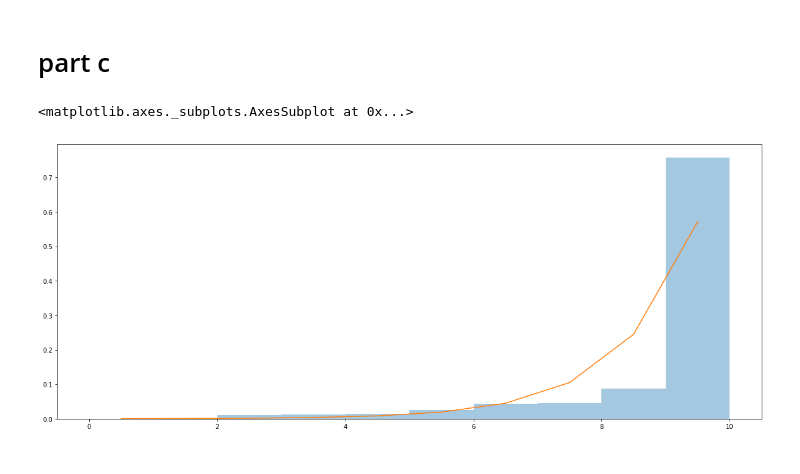
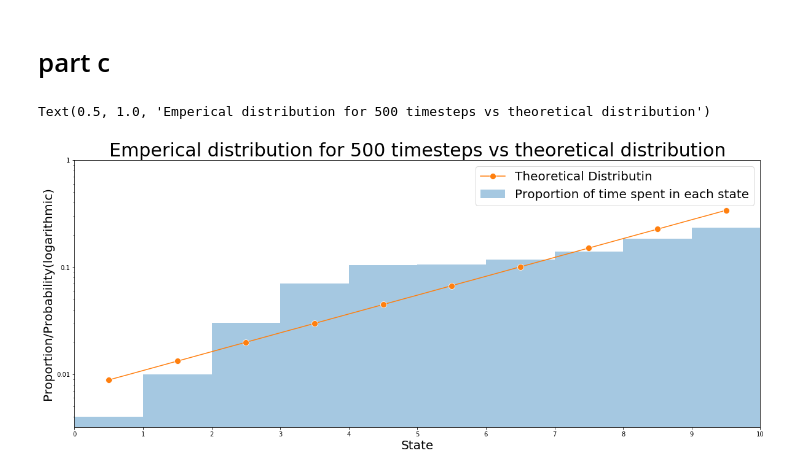
Before and after one commit to yziw/MA933, a Jupyter notebook: 1/Part 1.ipynb, the cells around one changed output. Cells and saved outputs as stored; diff of their text form; code cells hidden in the pictures.

```diff
--- a/1/Part 1.ipynb
+++ b/1/Part 1.ipynb
@@ -128,21 +138,32 @@ sns.lineplot(x, thecdf)
 # part c
 # %%
 L = 10
-p = 0.7
+p = 0.6
 steps = 500
 states = cSRW(L, p, steps)
 stdist = np.zeros(L)
 thecdf = np.zeros(L)
 const = p/(1-p)
 stdist[0] = (1-const)/(1-(const)**L)
 x = np.linspace(1, 10, 10)
 for i in range(1, L):
     stdist[i] = const * stdist[i-1]
 thecdf = np.cumsum(stdist)
 
 plt.figure(figsize = (20, 8))
-sns.distplot(states, bins = np.linspace(0, 10, 11), norm_hist = True, kde = False)
-sns.lineplot(x-0.5, stdist)
+sns.distplot(states, bins = [0, 1, 2, 3, 4, 5, 6, 7, 8, 9, 10, 11],
+             norm_hist = True, kde = False, axlabel = False,
+            label = "Proportion of time spent in each state")
+sns.lineplot(x+0.5, stdist, marker = "o", markersize = 10,
+            label = "Theoretical Distributin")
+plt.yscale("log")
+plt.yticks([1, 0.1, 0.01], [1, 0.1, 0.01]);
+plt.xticks([1, 2, 3, 4, 5, 6, 7, 8, 9, 10, 11], [0, 1, 2, 3, 4, 5, 6, 7, 8, 9, 10]);
+plt.xlim([1, 11]);
+plt.legend(fontsize = 20)
+plt.ylabel("Proportion/Probability(logarithmic)", fontsize = 20)
+plt.xlabel("State", fontsize = 20)
+plt.title("Emperical distribution for 500 timesteps vs theoretical distribution", fontsize = 30)
 # %% [output]
-<matplotlib.axes._subplots.AxesSubplot at 0x...>
+Text(0.5, 1.0, 'Emperical distribution for 500 timesteps vs theoretical distribution')
-[figure, old version]
+[figure, new version]
```
Also changed, not shown: parts of 4 cells of this notebook, 1 other file.
